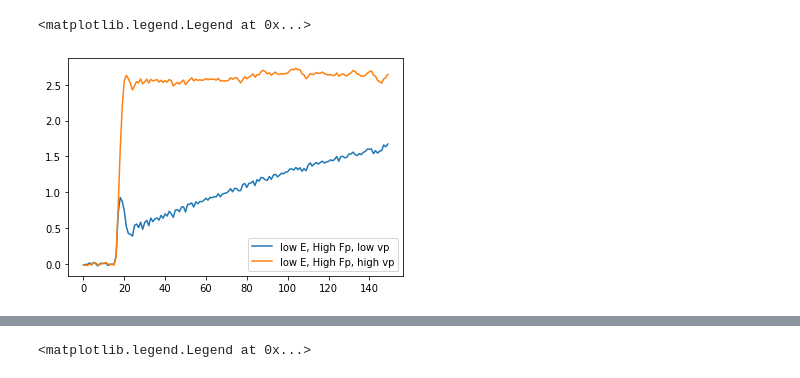
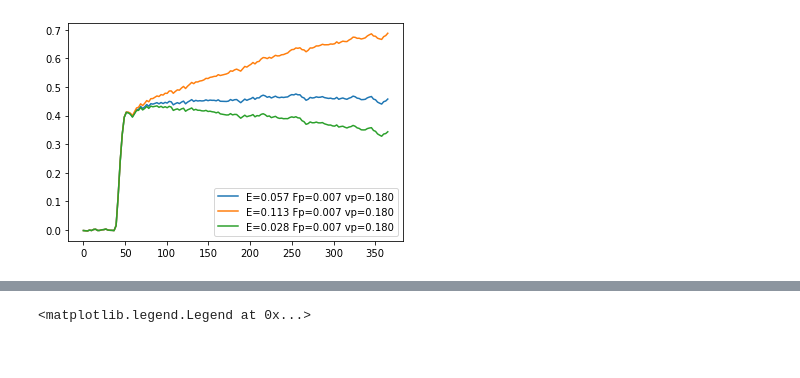
Before and after one commit to Michael-McLaren/MRI_ML, a Jupyter notebook: PK_parameter_testing.ipynb, the cells around one changed output, grey strips where cells are left out. Drawn from its saved outputs; the diff is of its cells as text; code cells hidden in the pictures.

```diff
--- a/PK_parameter_testing.ipynb
+++ b/PK_parameter_testing.ipynb
@@ -64,14 +16,33 @@ plt.legend()
-# %%
-fitted_data2 = np.array([0.05, 0.05, 0.000001, 1.46870388e-01, 0.00000000e+00, 0.00000000e+00])
-fitted_curve2 = TwoCUM(fitted_data2[0:3], t, AIF, 0)
-plt.plot(fitted_curve2, label='low E, High Fp, low vp')
-
-fitted_data3 = np.array([0.05, 0.05, 0.99, 1.46870388e-01, 0.00000000e+00, 0.00000000e+00])
-fitted_curve = TwoCUM(fitted_data3[0:3], t, AIF, 0)
-plt.plot(fitted_curve, label='low E, High Fp, high vp')
-
-
-plt.legend()
-# %% [output]
-<matplotlib.legend.Legend at 0x...>
-[figure, removed]
+# %%
+def plot_params(y):
+        AIF = np.load("data/AIF.npy")
+        t = np.arange(0,366,2.45)
+
+        fitted_curve = TwoCUM(params, t, AIF, 0)
+        textstr = 'E={:.3f} Fp={:.3f} vp={:.3f}'.format(y[0], y[1],  y[2])
+        plt.plot(t, fitted_curve, label = textstr)
+
+def show_changes(params):
+
+
+reload(tkmodel.TwoCUM)
+series = np.load("data/Example_Conc.npy")
+AIF = np.load("data/AIF.npy")
+t = np.arange(0,366,2.45)
+
+
+fitted_data = TwoCUMfittingConc(t, AIF, series[80,100,14,:] , 0)
+
+params = fitted_data[:3]
+plot_params(params)
+
+params[0] = params[0]/2
+plot_params(params)
+
+params[0] = params[0]*4
+plot_params(params)
+
+plt.legend()
+plt.show()
+# %% [output]
+[figure, added]
```
Also changed, not shown: parts of 5 cells of this notebook, 4 other files.
